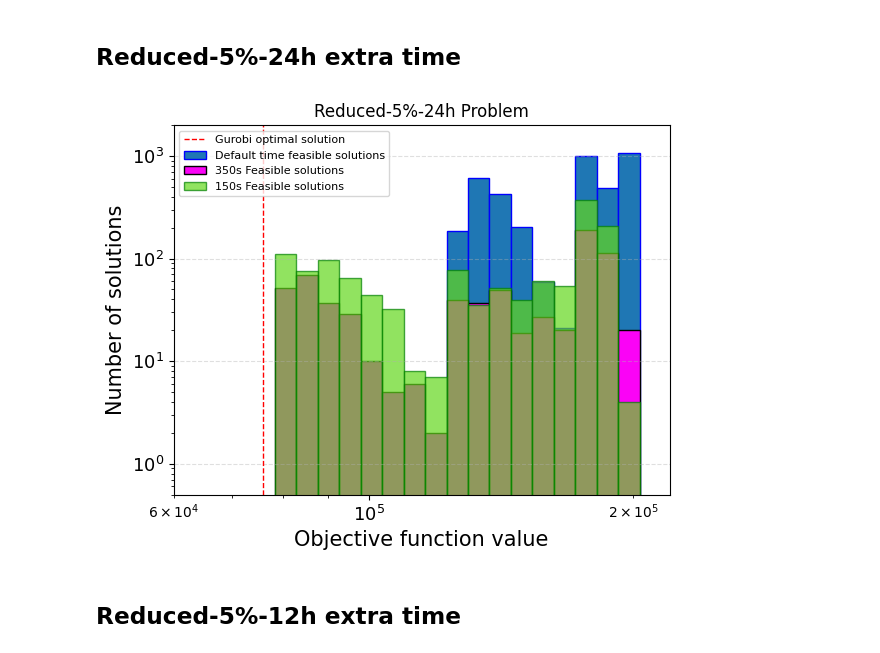
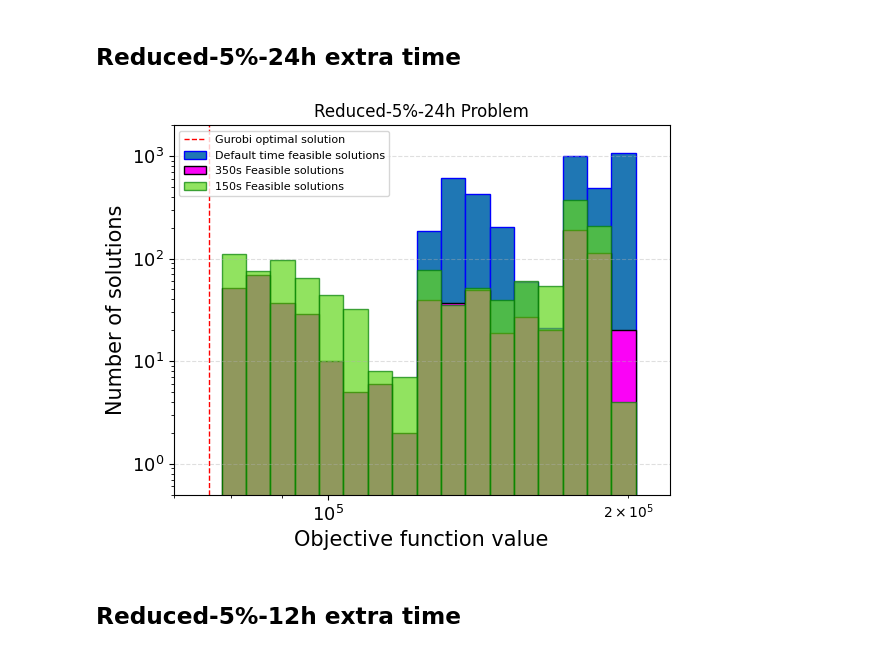
Before and after one commit to Henrikidsal/Prosjektoppgave, a Jupyter notebook: plots_show.ipynb, the cells around one changed output. Drawn from its saved outputs; the diff is of its cells as text; code cells hidden in the pictures.

```diff
--- a/plots_show.ipynb
+++ b/plots_show.ipynb
@@ -832,35 +832,35 @@ plt.bar(bin_edges[:-1], feasible_counts_350, width=np.diff(bin_edges), align='ed
 '''
 plt.bar(bin_edges[:-1], all_counts_150, width=np.diff(bin_edges), align='edge',
         edgecolor='blue', label='150s All solutions')
 '''
 plt.bar(bin_edges[:-1], feasible_counts_150, width=np.diff(bin_edges), align='edge',
         color='#63d81c', edgecolor='green', label='150s Feasible solutions', alpha = 0.7)
 
 
 
 
 
 # Add Gurobi optimal solution line
 plt.axvline(75924, color='red', linestyle='dashed', linewidth=1, label='Gurobi optimal solution')
 
 # Customize the plot
 plt.title('Reduced-5%-24h Problem')
-plt.xlim([6e+4, 2.2e+5])
+plt.xlim([7e+4, 2.2e+5])
 plt.ylim([0.5, 2e+3])
 plt.xlabel('Objective function value', fontsize=15)
 plt.ylabel('Number of solutions', fontsize=15)
 plt.xscale('log')
 plt.yscale('log')
 plt.grid(axis='y', linestyle='--', alpha=0.4)
 
 plt.xticks(fontsize=13)
 plt.yticks(fontsize=13)
 plt.legend(fontsize=8, loc='upper left')
 
 # Show the plot
 plt.show()
 # %% [output]
-[figure, old version]
+[figure, new version]
 # %% [markdown]
 ## Reduced-5%-12h extra time
 # %%
```
Also changed, not shown: parts of 4 cells of this notebook.
